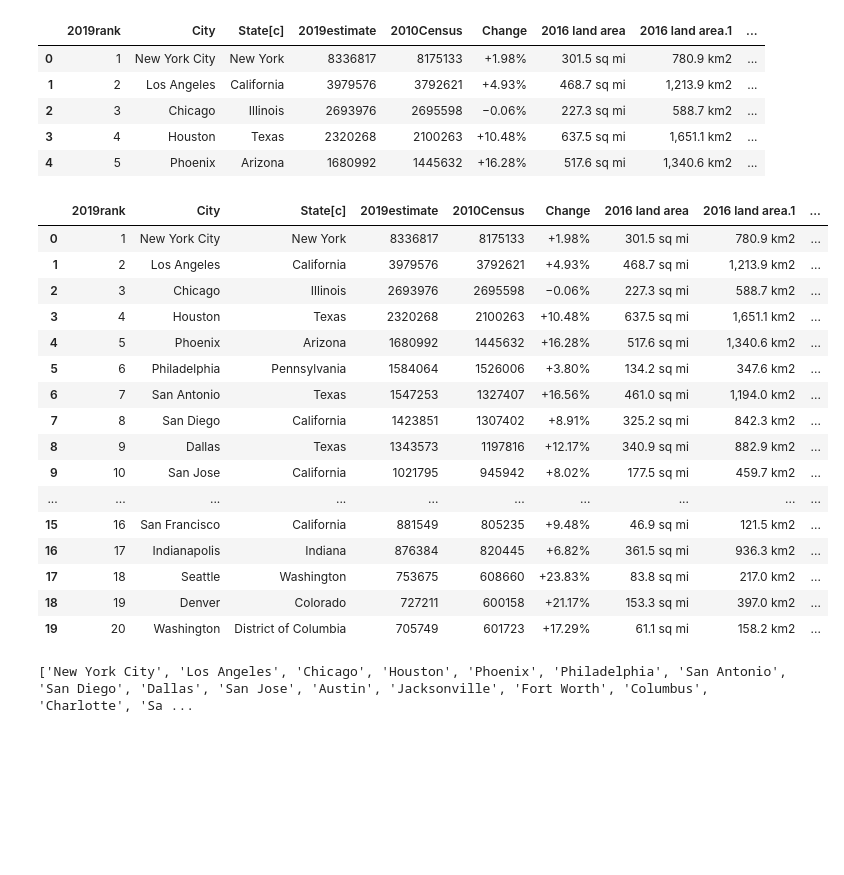
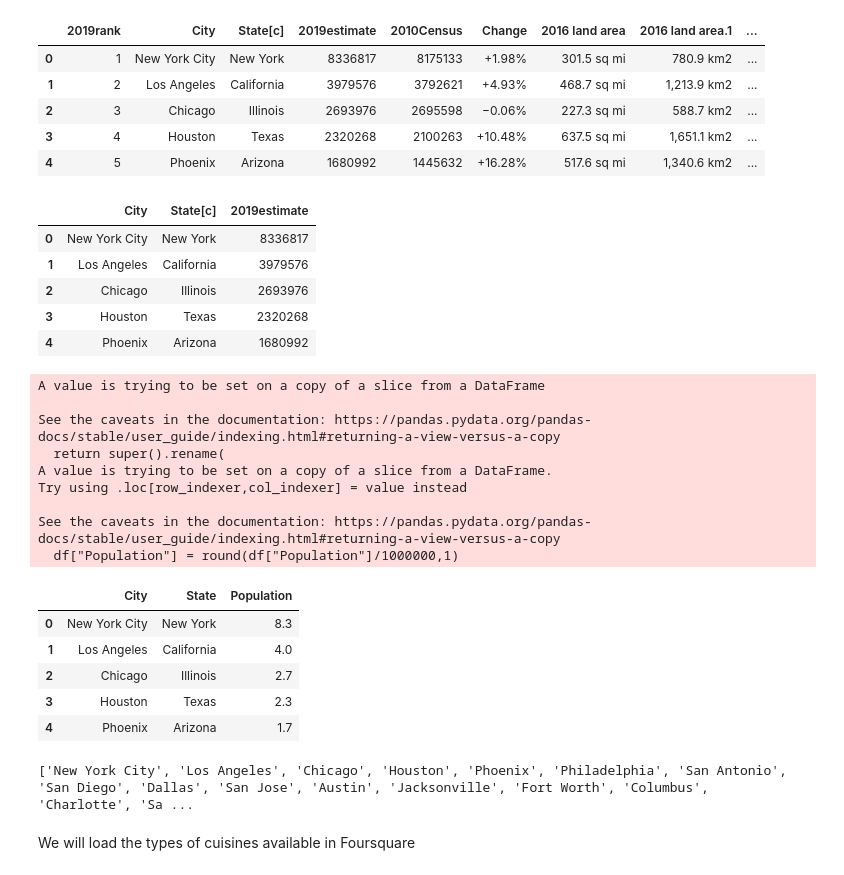
Before and after one commit to idejuan/data_science, a Jupyter notebook: Final_Project_DSPC_w01.ipynb, the cells around one changed output. Cells and saved outputs as stored; diff of their text form; code cells hidden in the pictures; blank space fills up the shorter version.

```diff
--- a/Final_Project_DSPC_w01.ipynb
+++ b/Final_Project_DSPC_w01.ipynb
@@ -115,38 +108,52 @@ df.head()
 | 2 | 3 | Chicago | Illinois | 2693976 | 2695598 | −0.06% | 227.3 sq mi | 588.7 km2 | ... |
 | 3 | 4 | Houston | Texas | 2320268 | 2100263 | +10.48% | 637.5 sq mi | 1,651.1 km2 | ... |
 | 4 | 5 | Phoenix | Arizona | 1680992 | 1445632 | +16.28% | 517.6 sq mi | 1,340.6 km2 | ... |
+# %%
+df = df[["City","State[c]","2019estimate"]]
+df.head()
+# %% [output]
+|  | City | State[c] | 2019estimate |
+| 0 | New York City | New York | 8336817 |
+| 1 | Los Angeles | California | 3979576 |
+| 2 | Chicago | Illinois | 2693976 |
+| 3 | Houston | Texas | 2320268 |
+| 4 | Phoenix | Arizona | 1680992 |
+# %%
+df.rename(columns={"State[c]":"State","2019estimate":"Population"},inplace = True)
+df["Population"] = round(df["Population"]/1000000,1)
+# %% [output]
+A value is trying to be set on a copy of a slice from a DataFrame
+
+See the caveats in the documentation: https://pandas.pydata.org/pandas-docs/stable/user_guide/indexing.html#returning-a-view-versus-a-copy
+  return super().rename(
+A value is trying to be set on a copy of a slice from a DataFrame.
+Try using .loc[row_indexer,col_indexer] = value instead
+
+See the caveats in the documentation: https://pandas.pydata.org/pandas-docs/stable/user_guide/indexing.html#returning-a-view-versus-a-copy
+  df["Population"] = round(df["Population"]/1000000,1)
 # %%
-df = df.head(20)
-df
+df.head()
 # %% [output]
-|  | 2019rank | City | State[c] | 2019estimate | 2010Census | Change | 2016 land area | 2016 land area.1 | ... |
-| 0 | 1 | New York City | New York | 8336817 | 8175133 | +1.98% | 301.5 sq mi | 780.9 km2 | ... |
-| 1 | 2 | Los Angeles | California | 3979576 | 3792621 | +4.93% | 468.7 sq mi | 1,213.9 km2 | ... |
-| 2 | 3 | Chicago | Illinois | 2693976 | 2695598 | −0.06% | 227.3 sq mi | 588.7 km2 | ... |
-| 3 | 4 | Houston | Texas | 2320268 | 2100263 | +10.48% | 637.5 sq mi | 1,651.1 km2 | ... |
-| 4 | 5 | Phoenix | Arizona | 1680992 | 1445632 | +16.28% | 517.6 sq mi | 1,340.6 km2 | ... |
-| 5 | 6 | Philadelphia | Pennsylvania | 1584064 | 1526006 | +3.80% | 134.2 sq mi | 347.6 km2 | ... |
-| 6 | 7 | San Antonio | Texas | 1547253 | 1327407 | +16.56% | 461.0 sq mi | 1,194.0 km2 | ... |
-| 7 | 8 | San Diego | California | 1423851 | 1307402 | +8.91% | 325.2 sq mi | 842.3 km2 | ... |
-| 8 | 9 | Dallas | Texas | 1343573 | 1197816 | +12.17% | 340.9 sq mi | 882.9 km2 | ... |
-| 9 | 10 | San Jose | California | 1021795 | 945942 | +8.02% | 177.5 sq mi | 459.7 km2 | ... |
-| ... | ... | ... | ... | ... | ... | ... | ... | ... | ... |
-| 15 | 16 | San Francisco | California | 881549 | 805235 | +9.48% | 46.9 sq mi | 121.5 km2 | ... |
-| 16 | 17 | Indianapolis | Indiana | 876384 | 820445 | +6.82% | 361.5 sq mi | 936.3 km2 | ... |
-| 17 | 18 | Seattle | Washington | 753675 | 608660 | +23.83% | 83.8 sq mi | 217.0 km2 | ... |
-| 18 | 19 | Denver | Colorado | 727211 | 600158 | +21.17% | 153.3 sq mi | 397.0 km2 | ... |
-| 19 | 20 | Washington | District of Columbia | 705749 | 601723 | +17.29% | 61.1 sq mi | 158.2 km2 | ... |
+|  | City | State | Population |
+| 0 | New York City | New York | 8.3 |
+| 1 | Los Angeles | California | 4.0 |
+| 2 | Chicago | Illinois | 2.7 |
+| 3 | Houston | Texas | 2.3 |
+| 4 | Phoenix | Arizona | 1.7 |
-# %%
-cities = list(df['City'])
-print(cities)
-# %% [output]
-['New York City', 'Los Angeles', 'Chicago', 'Houston', 'Phoenix', 'Philadelphia', 'San Antonio', 'San Diego', 'Dallas', 'San Jose', 'Austin', 'Jacksonville', 'Fort Worth', 'Columbus', 'Charlotte', 'Sa ...
+# %%
+# We will reduce the analysis for the top 20 cities
+cities = list(df['City'][0:20])
+print(cities)
+# %% [output]
+['New York City', 'Los Angeles', 'Chicago', 'Houston', 'Phoenix', 'Philadelphia', 'San Antonio', 'San Diego', 'Dallas', 'San Jose', 'Austin', 'Jacksonville', 'Fort Worth', 'Columbus', 'Charlotte', 'Sa ...
 # %%
 # Foursquare API credentials and endpoint
 CLIENT_ID = os.getenv("CLIENT_ID")
 CLIENT_SECRET = os.getenv("CLIENT_SECRET")
 VERSION = '20200616'
 URL = 'https://api.foursquare.com/v2/venues/explore?&client_id={}&client_secret={}&v={}&limit={}'.format(CLIENT_ID, CLIENT_SECRET, VERSION, 5000)
+# %% [markdown]
+We will load the types of cuisines available in Foursquare
 # %%
 cuisines = {
     'Afghan': '503288ae91d4c4b30a586d67',
```
Also changed, not shown: parts of 41 cells of this notebook.
